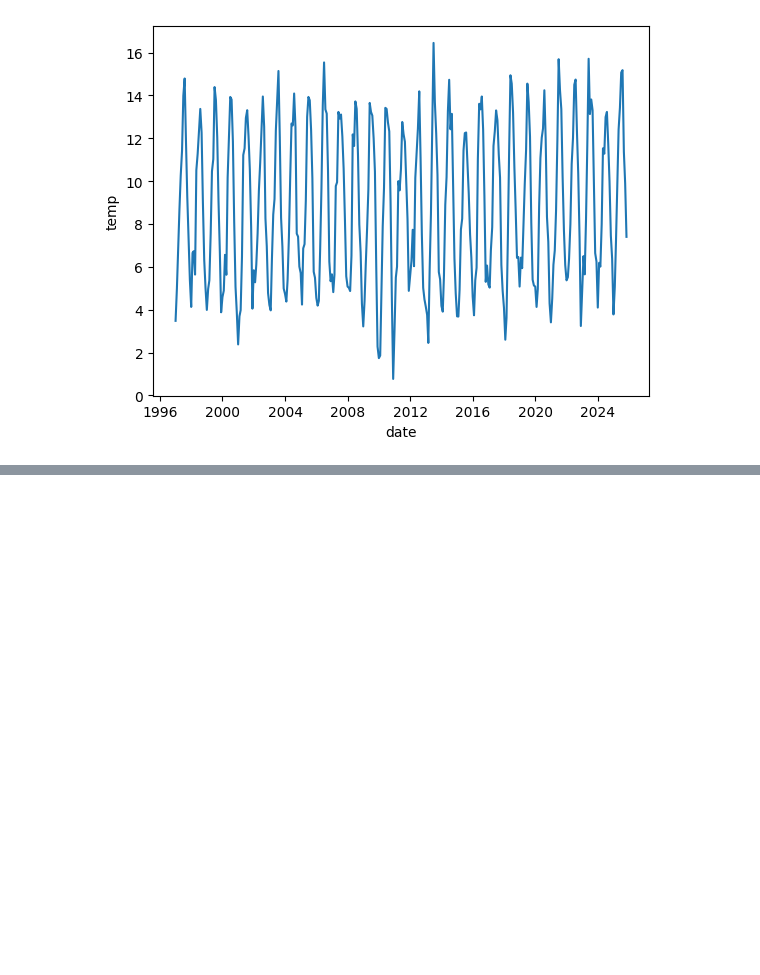
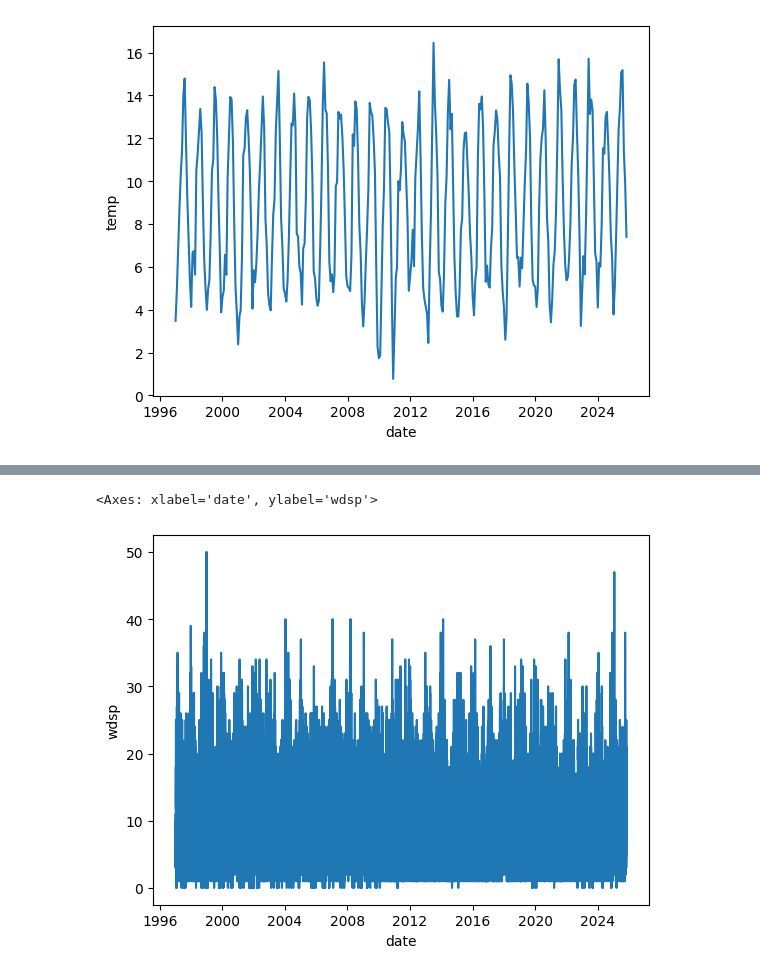
Before and after one commit to irenecelebrin/programming-for-data-analytics, a Jupyter notebook: my-tasks/assignement06-weather.ipynb, the cells around one changed output, grey strips where cells are left out. Saved outputs shown, nothing was run; the diff lists cells and outputs as text; code cells hidden in the pictures; blank space fills up the shorter version.

```diff
--- a/my-tasks/assignement06-weather.ipynb
+++ b/my-tasks/assignement06-weather.ipynb
@@ -148,0 +145,8 @@ weather
+# %%
+#create a subset without empty data and re-format data type to integers
+weather['wdsp'] = weather['wdsp'].fillna(value = ' ')
+weather_wdsp = weather[weather['wdsp'] != ' ']
+weather_wdsp['wdsp'] = weather_wdsp.loc[:,'wdsp'].astype(int)
+
+# verify new data type
+weather_wdsp.info()
@@ -148,0 +176,6 @@ weather
+# %%
+# Plot windspeed
+sns.lineplot(data = weather_wdsp, x = 'date', y = 'wdsp')
+# %% [output]
+<Axes: xlabel='date', ylabel='wdsp'>
+[figure, added]
```
Also changed, not shown: parts of 7 cells of this notebook.
